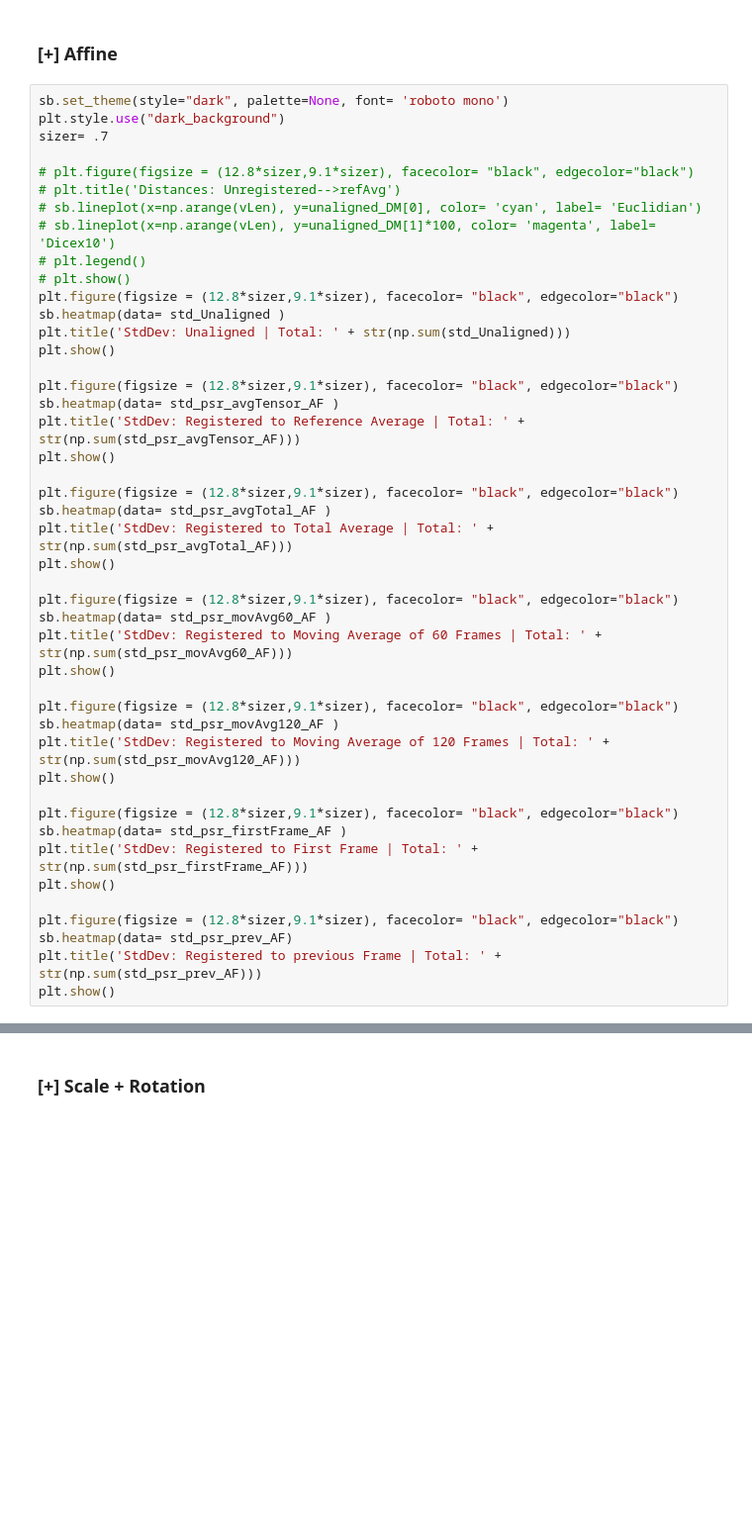
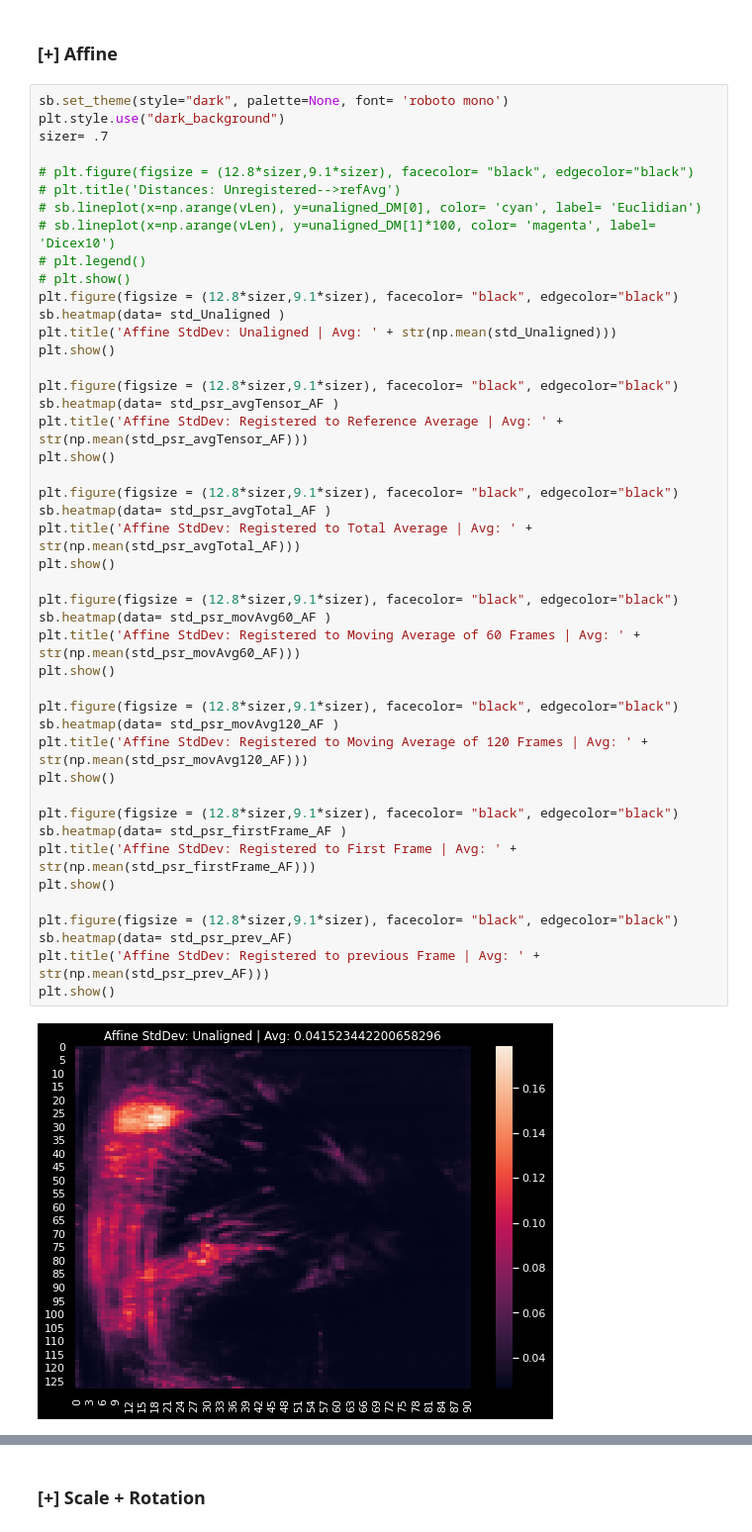
Before and after one commit to Koogleblitz/Registration-and-Alignment-for-Neuroimagery, a Jupyter notebook: pipeline.ipynb, the cells around one changed output, grey strips where cells are left out. Shown at 99% size. Cells and saved outputs as stored; diff of their text form; blank space fills up the shorter version.

```diff
--- a/pipeline.ipynb
+++ b/pipeline.ipynb
@@ -873,37 +884,39 @@ sizer= .7
 # sb.lineplot(x=np.arange(vLen), y=unaligned_DM[1]*100, color= 'magenta', label= 'Dicex10')
 # plt.legend()
 # plt.show()
 plt.figure(figsize = (12.8*sizer,9.1*sizer), facecolor= "black", edgecolor="black")
 sb.heatmap(data= std_Unaligned )
-plt.title('StdDev: Unaligned | Total: ' + str(np.sum(std_Unaligned)))
+plt.title('Affine StdDev: Unaligned | Avg: ' + str(np.mean(std_Unaligned)))
 plt.show()
 
 plt.figure(figsize = (12.8*sizer,9.1*sizer), facecolor= "black", edgecolor="black")
 sb.heatmap(data= std_psr_avgTensor_AF )
-plt.title('StdDev: Registered to Reference Average | Total: ' + str(np.sum(std_psr_avgTensor_AF)))
+plt.title('Affine StdDev: Registered to Reference Average | Avg: ' + str(np.mean(std_psr_avgTensor_AF)))
 plt.show()
 
 plt.figure(figsize = (12.8*sizer,9.1*sizer), facecolor= "black", edgecolor="black")
 sb.heatmap(data= std_psr_avgTotal_AF )
-plt.title('StdDev: Registered to Total Average | Total: ' + str(np.sum(std_psr_avgTotal_AF)))
+plt.title('Affine StdDev: Registered to Total Average | Avg: ' + str(np.mean(std_psr_avgTotal_AF)))
 plt.show()
 
 plt.figure(figsize = (12.8*sizer,9.1*sizer), facecolor= "black", edgecolor="black")
 sb.heatmap(data= std_psr_movAvg60_AF )
-plt.title('StdDev: Registered to Moving Average of 60 Frames | Total: ' + str(np.sum(std_psr_movAvg60_AF)))
+plt.title('Affine StdDev: Registered to Moving Average of 60 Frames | Avg: ' + str(np.mean(std_psr_movAvg60_AF)))
 plt.show()
 
 plt.figure(figsize = (12.8*sizer,9.1*sizer), facecolor= "black", edgecolor="black")
 sb.heatmap(data= std_psr_movAvg120_AF )
-plt.title('StdDev: Registered to Moving Average of 120 Frames | Total: ' + str(np.sum(std_psr_movAvg120_AF)))
+plt.title('Affine StdDev: Registered to Moving Average of 120 Frames | Avg: ' + str(np.mean(std_psr_movAvg120_AF)))
 plt.show()
 
 plt.figure(figsize = (12.8*sizer,9.1*sizer), facecolor= "black", edgecolor="black")
 sb.heatmap(data= std_psr_firstFrame_AF )
-plt.title('StdDev: Registered to First Frame | Total: ' + str(np.sum(std_psr_firstFrame_AF)))
+plt.title('Affine StdDev: Registered to First Frame | Avg: ' + str(np.mean(std_psr_firstFrame_AF)))
 plt.show()
 
 plt.figure(figsize = (12.8*sizer,9.1*sizer), facecolor= "black", edgecolor="black")
 sb.heatmap(data= std_psr_prev_AF)
-plt.title('StdDev: Registered to previous Frame | Total: ' + str(np.sum(std_psr_prev_AF)))
+plt.title('Affine StdDev: Registered to previous Frame | Avg: ' + str(np.mean(std_psr_prev_AF)))
 plt.show()
+# %% [output]
+[figure, added]
```
Also changed, not shown: parts of 31 cells of this notebook, 1 other file.
